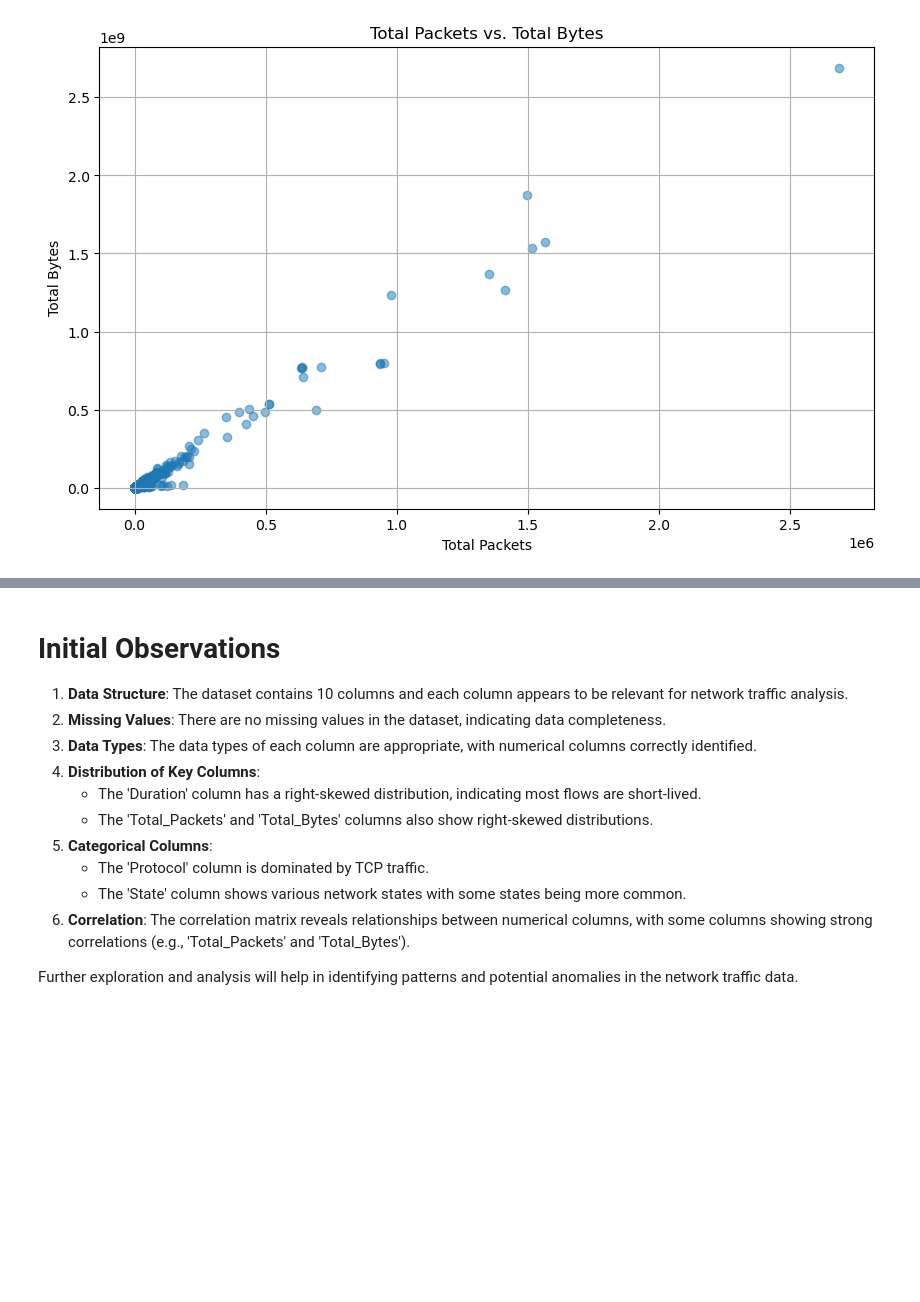
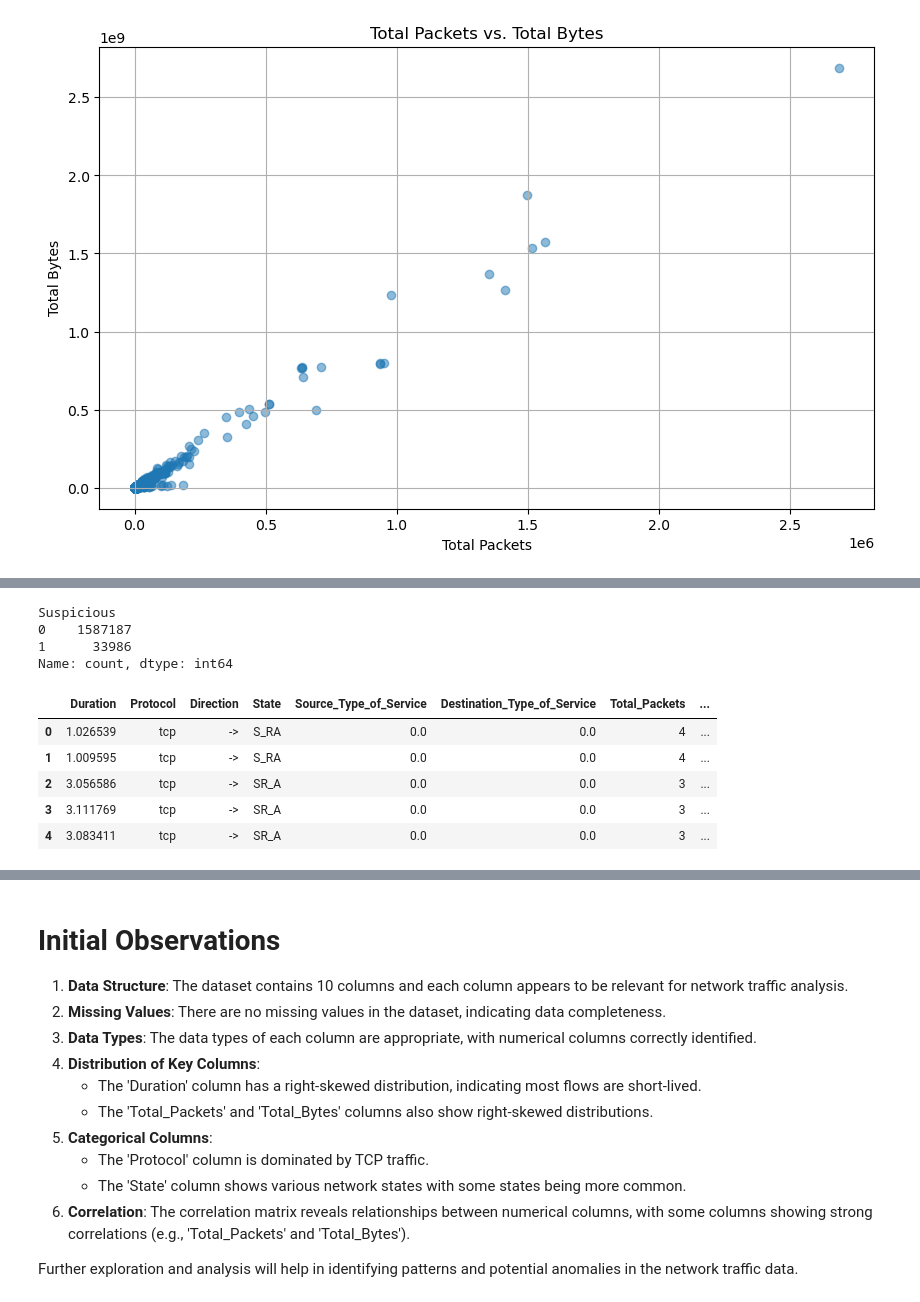
Before and after one commit to davedawitdave/Network-security-analysis-and-botnet-prediction, a Jupyter notebook: preprocessing/Explore_data.ipynb, the cells around one changed output, grey strips where cells are left out. Saved outputs shown, nothing was run; the diff lists cells and outputs as text; code cells hidden in the pictures; blank space fills up the shorter version.

```diff
--- a/preprocessing/Explore_data.ipynb
+++ b/preprocessing/Explore_data.ipynb
@@ -117,0 +130,22 @@ plt.show()
+# %%
+data['Suspicious'] = data['Label'].apply(lambda x: 1 if 'flow=From-Botnet' in x else 0)
+
+# Aggregate the data based on the 'Suspicious' column
+suspicious_counts = data['Suspicious'].value_counts()
+
+# Print the number of observations for each category
+print(suspicious_counts)
+
+# Display the first few rows of the dataframe to verify the 'Suspicious' column
+data.head()
+# %% [output]
+Suspicious
+0    1587187
+1      33986
+Name: count, dtype: int64
+|  | Duration | Protocol | Direction | State | Source_Type_of_Service | Destination_Type_of_Service | Total_Packets | ... |
+| 0 | 1.026539 | tcp | -> | S_RA | 0.0 | 0.0 | 4 | ... |
+| 1 | 1.009595 | tcp | -> | S_RA | 0.0 | 0.0 | 4 | ... |
+| 2 | 3.056586 | tcp | -> | SR_A | 0.0 | 0.0 | 3 | ... |
+| 3 | 3.111769 | tcp | -> | SR_A | 0.0 | 0.0 | 3 | ... |
+| 4 | 3.083411 | tcp | -> | SR_A | 0.0 | 0.0 | 3 | ... |
```
Also changed, not shown: parts of 7 cells of this notebook.
